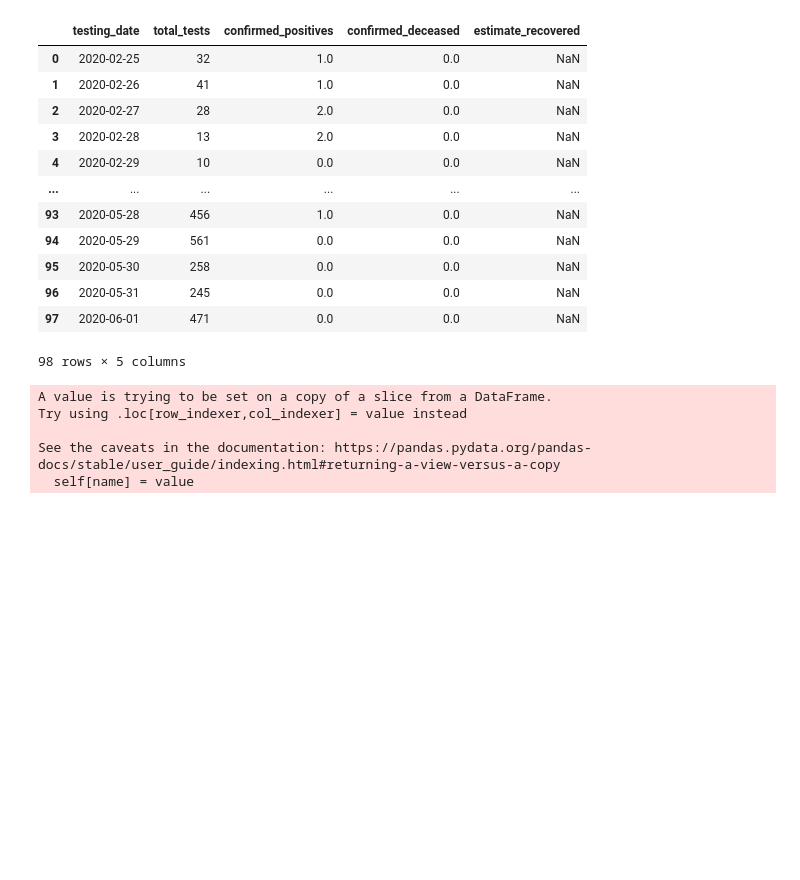
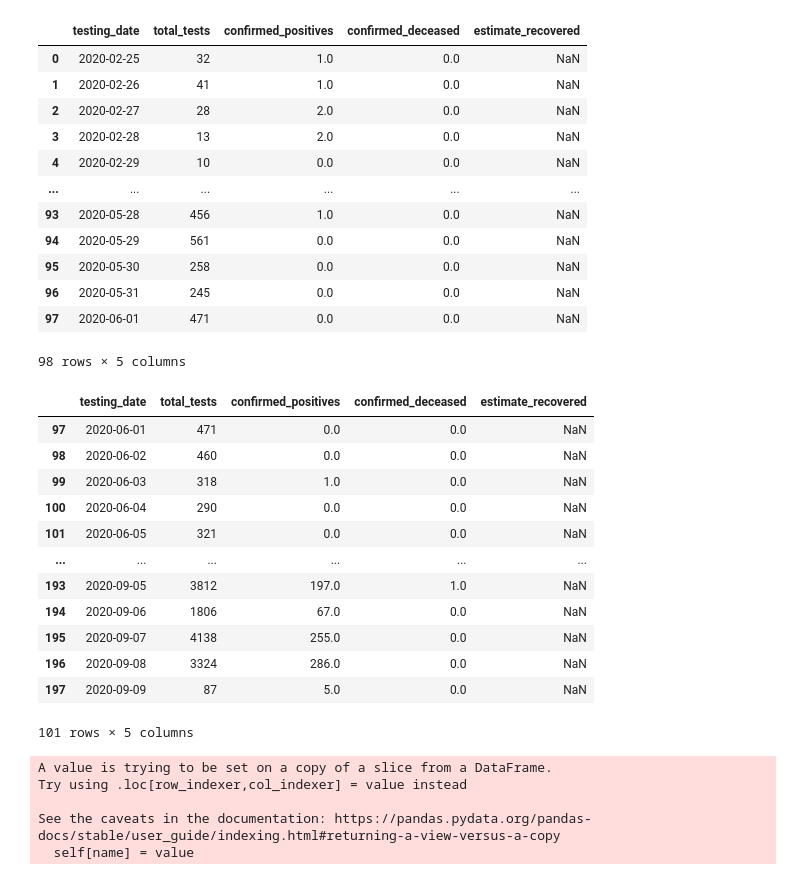
Before and after one commit to akapet00/covid-19-modelling-croatia, a Jupyter notebook: notebooks/01-processing.ipynb, the cells around one changed output. Cells and saved outputs as stored; diff of their text form; code cells hidden in the pictures; blank space fills up the shorter version.

Commit message:
generate 2nd wave data

```diff
--- a/notebooks/01-processing.ipynb
+++ b/notebooks/01-processing.ipynb
@@ -92,4 +92,23 @@ df_m_initial
 | 96 | 2020-05-31 | 245 | 0.0 | 0.0 | NaN |
 | 97 | 2020-06-01 | 471 | 0.0 | 0.0 | NaN |
 98 rows × 5 columns
+# %%
+# dataframe for SEIR(D) modeling without age grouping for 2nd epi wave
+eff_rec_date = datetime.datetime(2020, 6, 1)
+df_m_rec = df_m.loc[df_m.testing_date >= eff_rec_date]
+df_m_rec
+# %% [output]
+|  | testing_date | total_tests | confirmed_positives | confirmed_deceased | estimate_recovered |
+| 97 | 2020-06-01 | 471 | 0.0 | 0.0 | NaN |
+| 98 | 2020-06-02 | 460 | 0.0 | 0.0 | NaN |
+| 99 | 2020-06-03 | 318 | 1.0 | 0.0 | NaN |
+| 100 | 2020-06-04 | 290 | 0.0 | 0.0 | NaN |
+| 101 | 2020-06-05 | 321 | 0.0 | 0.0 | NaN |
+| ... | ... | ... | ... | ... | ... |
+| 193 | 2020-09-05 | 3812 | 197.0 | 1.0 | NaN |
+| 194 | 2020-09-06 | 1806 | 67.0 | 0.0 | NaN |
+| 195 | 2020-09-07 | 4138 | 255.0 | 0.0 | NaN |
+| 196 | 2020-09-08 | 3324 | 286.0 | 0.0 | NaN |
+| 197 | 2020-09-09 | 87 | 5.0 | 0.0 | NaN |
+101 rows × 5 columns
 # %%
```
Also changed, not shown: parts of 3 cells of this notebook, 1 other file.
